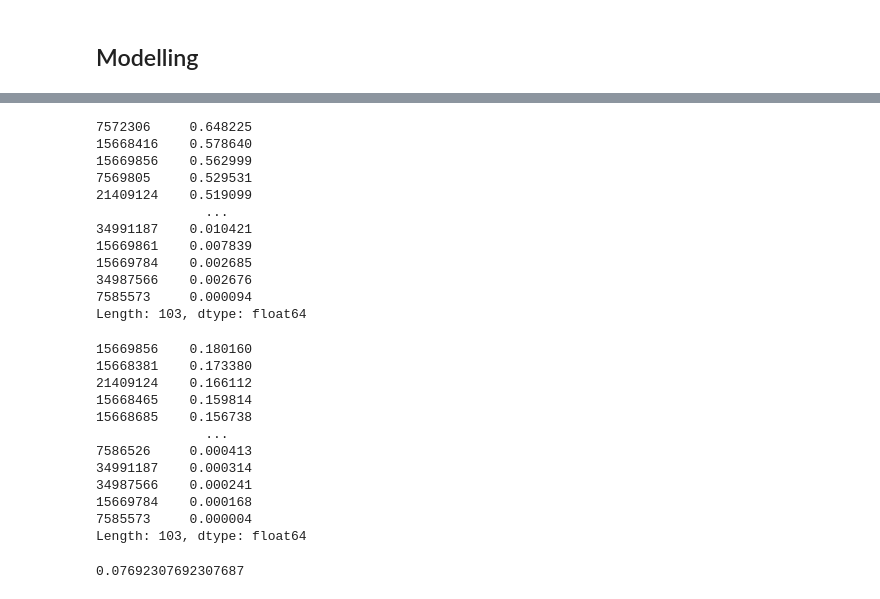
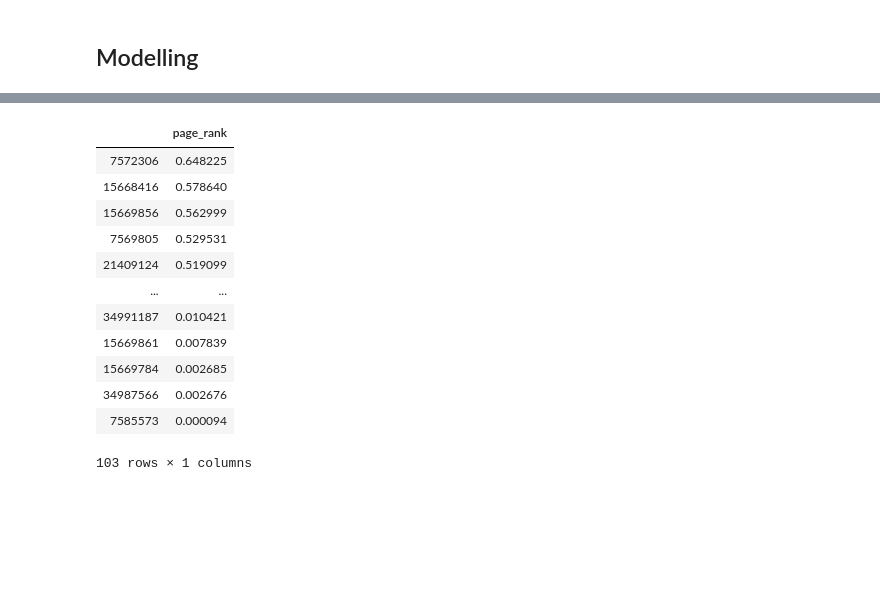
Before and after one commit to mrmachatschek/recommender_system, a Jupyter notebook: main.ipynb, the cells around one changed output, grey strips where cells are left out. Drawn from its saved outputs; the diff is of its cells as text; code cells hidden in the pictures; blank space fills up the shorter version.

```diff
--- a/main.ipynb
+++ b/main.ipynb
@@ -291,16 +263,0 @@ array([1.34348509e-01, 2.59320026e-02, 2.17016951e-01, 3.36686171e-02,
-# %%
-s = pd.Series(powerMethod(A,200),index=df1_transposed.columns.values)
-s.sort_values(ascending=False)
-# %% [output]
-7572306     0.648225
-15668416    0.578640
-15669856    0.562999
-7569805     0.529531
-21409124    0.519099
-              ...
-34991187    0.010421
-15669861    0.007839
-15669784    0.002685
-34987566    0.002676
-7585573     0.000094
-Length: 103, dtype: float64
@@ -316,24 +264,21 @@ def finalScore(df,member,vector):
-# %%
-finalVector = finalScore(df,"M09736",s)
-finalVector
-# %% [output]
-15669856    0.180160
-15668381    0.173380
-21409124    0.166112
-15668465    0.159814
-15668685    0.156738
-              ...
-7586526     0.000413
-34991187    0.000314
-34987566    0.000241
-15669784    0.000168
-7585573     0.000004
-Length: 103, dtype: float64
-# %%
-basket1 = [15668478,7629391,15668688]
-basket2 = [7587651, 7664954,15669790 ]
-member = "M09736"
-test_start_date = dt.datetime(2014,7,5)
-evaluate_recommendation(member, basket1, test_start_date)
-# %% [output]
-0.07692307692307687
+# %%
+def calculate_page_rank(df, member, orders_until, iterations=200):
+    sm = square_matrix(df, member, orders_until)
+    sm_transposed = sm.T
+    A = sm_transposed
+    return powerMethod(A,iterations)
+calculate_page_rank(df, "M09736",  dt.datetime(2014,7,5), iterations=200)
+# %% [output]
+|  | page_rank |
+| 7572306 | 0.648225 |
+| 15668416 | 0.578640 |
+| 15669856 | 0.562999 |
+| 7569805 | 0.529531 |
+| 21409124 | 0.519099 |
+| ... | ... |
+| 34991187 | 0.010421 |
+| 15669861 | 0.007839 |
+| 15669784 | 0.002685 |
+| 34987566 | 0.002676 |
+| 7585573 | 0.000094 |
+103 rows × 1 columns
```
Also changed, not shown: parts of 16 cells of this notebook.
